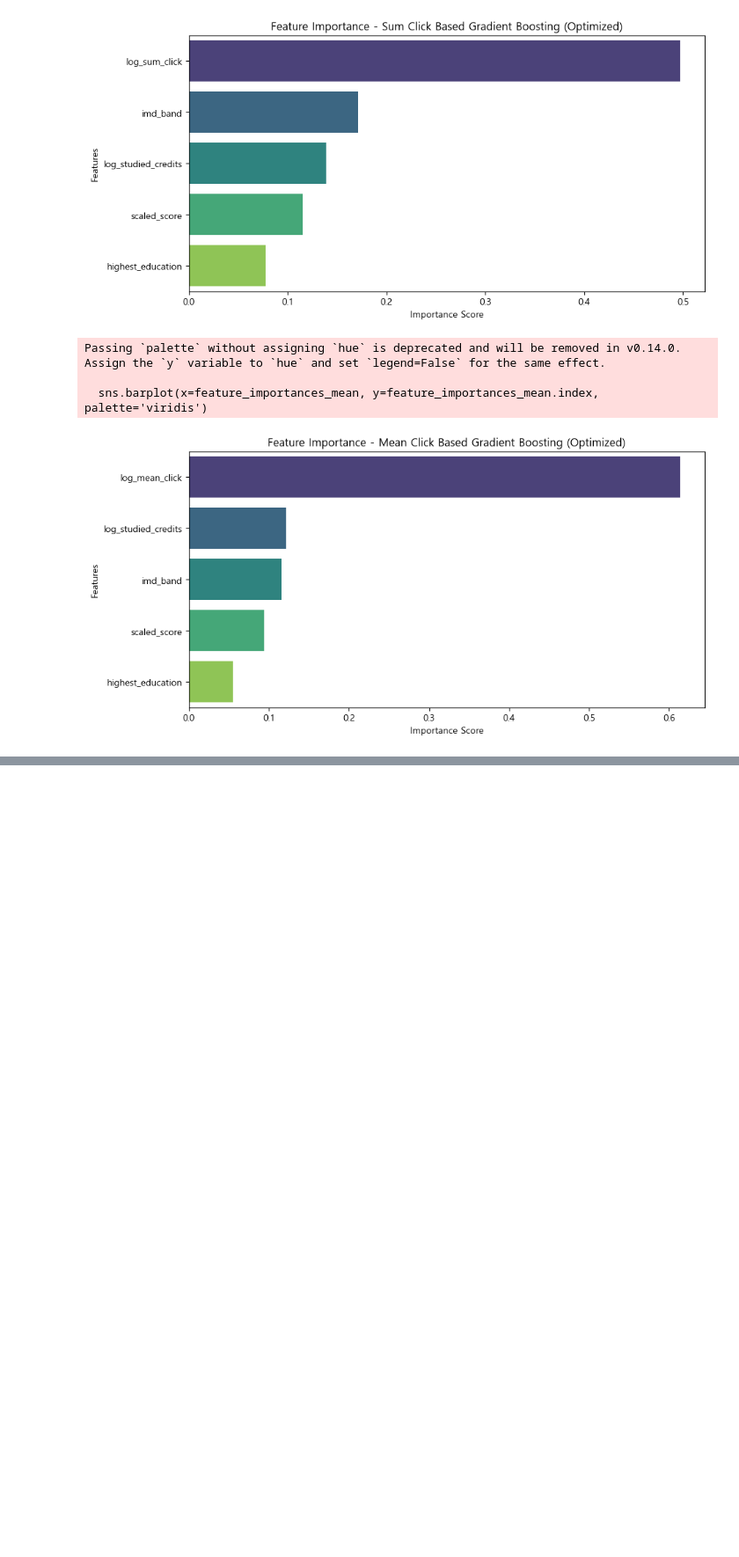
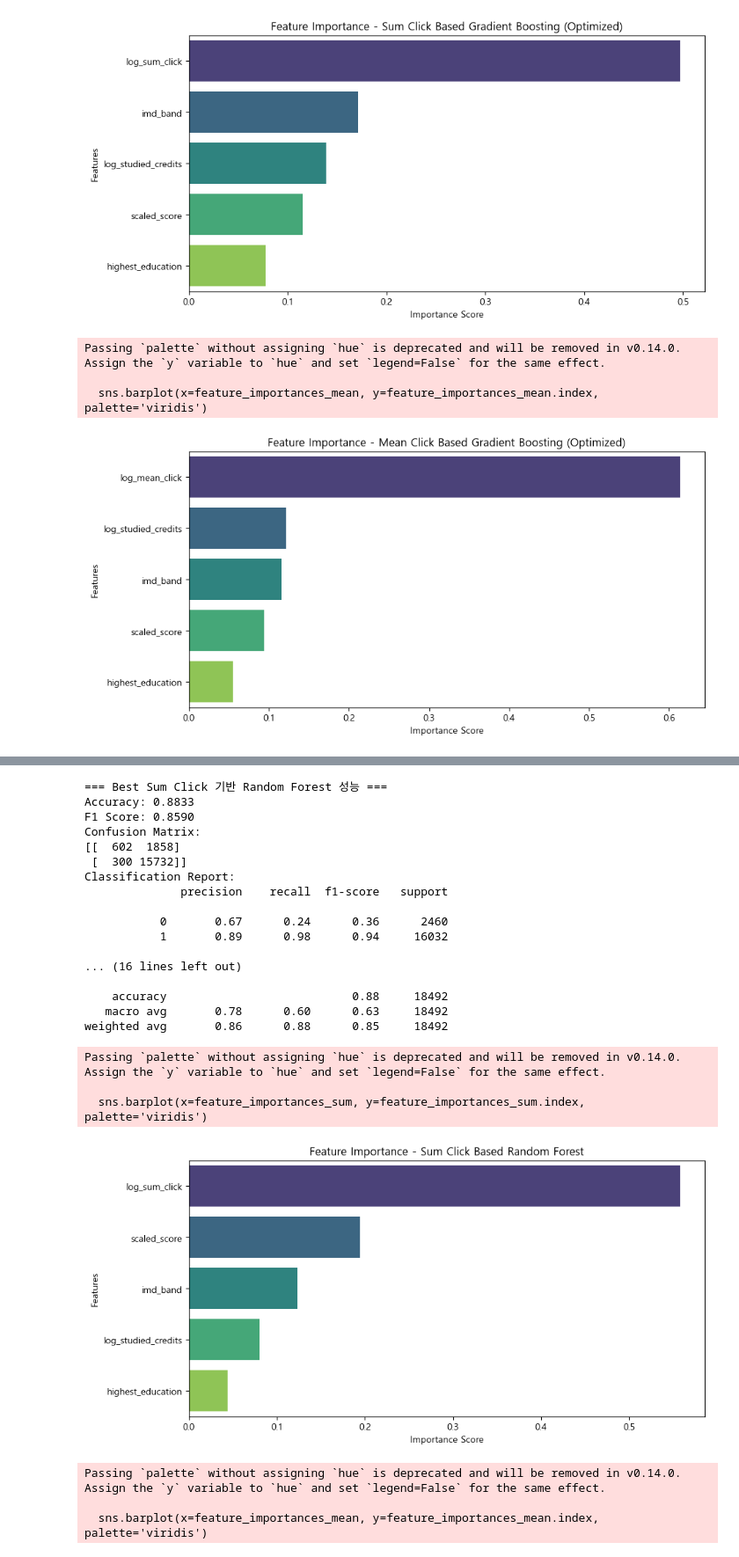
Before and after one commit to SKNETWORKS-FAMILY-AICAMP/SKN09-2nd-1Team, a Jupyter notebook: student_attrition_prediction.ipynb, the cells around one changed output, grey strips where cells are left out. Shown at 88% size. Saved outputs shown, nothing was run; the diff lists cells and outputs as text; code cells hidden in the pictures; blank space fills up the shorter version.

```diff
--- a/student_attrition_prediction.ipynb
+++ b/student_attrition_prediction.ipynb
@@ -840,0 +916,68 @@ Passing `palette` without assigning `hue` is deprecated and will be removed in v
+# %%
+best_sum_params = {
+    'max_depth': 20,
+    'min_samples_leaf': 1,
+    'min_samples_split': 5,
+    'n_estimators': 300,
+    'random_state': 42
+}
+
+best_mean_params = {
+    'max_depth': 20,
+    'min_samples_leaf': 1,
+    'min_samples_split': 5,
+    'n_estimators': 300,
+    'random_state': 42
+}
+
+turned_rf_sum_model = RandomForestClassifier(**best_sum_params)
+turned_rf_sum_model.fit(sum_x_train, y_train)
+y_pred_best_sum = turned_rf_sum_model.predict(sum_x_test)
+
+turned_rf_mean_model = RandomForestClassifier(**best_mean_params)
+turned_rf_mean_model.fit(mean_x_train, y_train)
+y_pred_best_mean = turned_rf_mean_model.predict(mean_x_test)
+
+evaluate_model("Best Sum Click 기반 Random Forest", y_test, y_pred_best_sum)
+evaluate_model("Best Mean Click 기반 Random Forest", y_test, y_pred_best_mean)
+
+plt.figure(figsize=(10, 5))
+feature_importances_sum = pd.Series(turned_rf_sum_model.feature_importances_, index=sum_clicked_features).sort_values(ascending=False)
+sns.barplot(x=feature_importances_sum, y=feature_importances_sum.index, palette='viridis')
+plt.xlabel("Importance Score")
+plt.ylabel("Features")
+plt.title("Feature Importance - Sum Click Based Random Forest")
+plt.show()
+
+plt.figure(figsize=(10, 5))
+feature_importances_mean = pd.Series(turned_rf_mean_model.feature_importances_, index=mean_clicked_features).sort_values(ascending=False)
+sns.barplot(x=feature_importances_mean, y=feature_importances_mean.index, palette='viridis')
+plt.xlabel("Importance Score")
+plt.ylabel("Features")
+plt.title("Feature Importance - Mean Click Based Random Forest")
+plt.show()
+# %% [output]
+=== Best Sum Click 기반 Random Forest 성능 ===
+Accuracy: 0.8833
+F1 Score: 0.8590
+Confusion Matrix:
+[[  602  1858]
+ [  300 15732]]
+Classification Report:
+              precision    recall  f1-score   support
+
+           0       0.67      0.24      0.36      2460
+           1       0.89      0.98      0.94     16032
+
+... (16 lines left out)
+
+    accuracy                           0.88     18492
+   macro avg       0.78      0.60      0.63     18492
+weighted avg       0.86      0.88      0.85     18492
+Passing `palette` without assigning `hue` is deprecated and will be removed in v0.14.0. Assign the `y` variable to `hue` and set `legend=False` for the same effect.
+
+  sns.barplot(x=feature_importances_sum, y=feature_importances_sum.index, palette='viridis')
+[figure, added]
+Passing `palette` without assigning `hue` is deprecated and will be removed in v0.14.0. Assign the `y` variable to `hue` and set `legend=False` for the same effect.
+
+  sns.barplot(x=feature_importances_mean, y=feature_importances_mean.index, palette='viridis')
```
Also changed, not shown: parts of 11 cells of this notebook.
